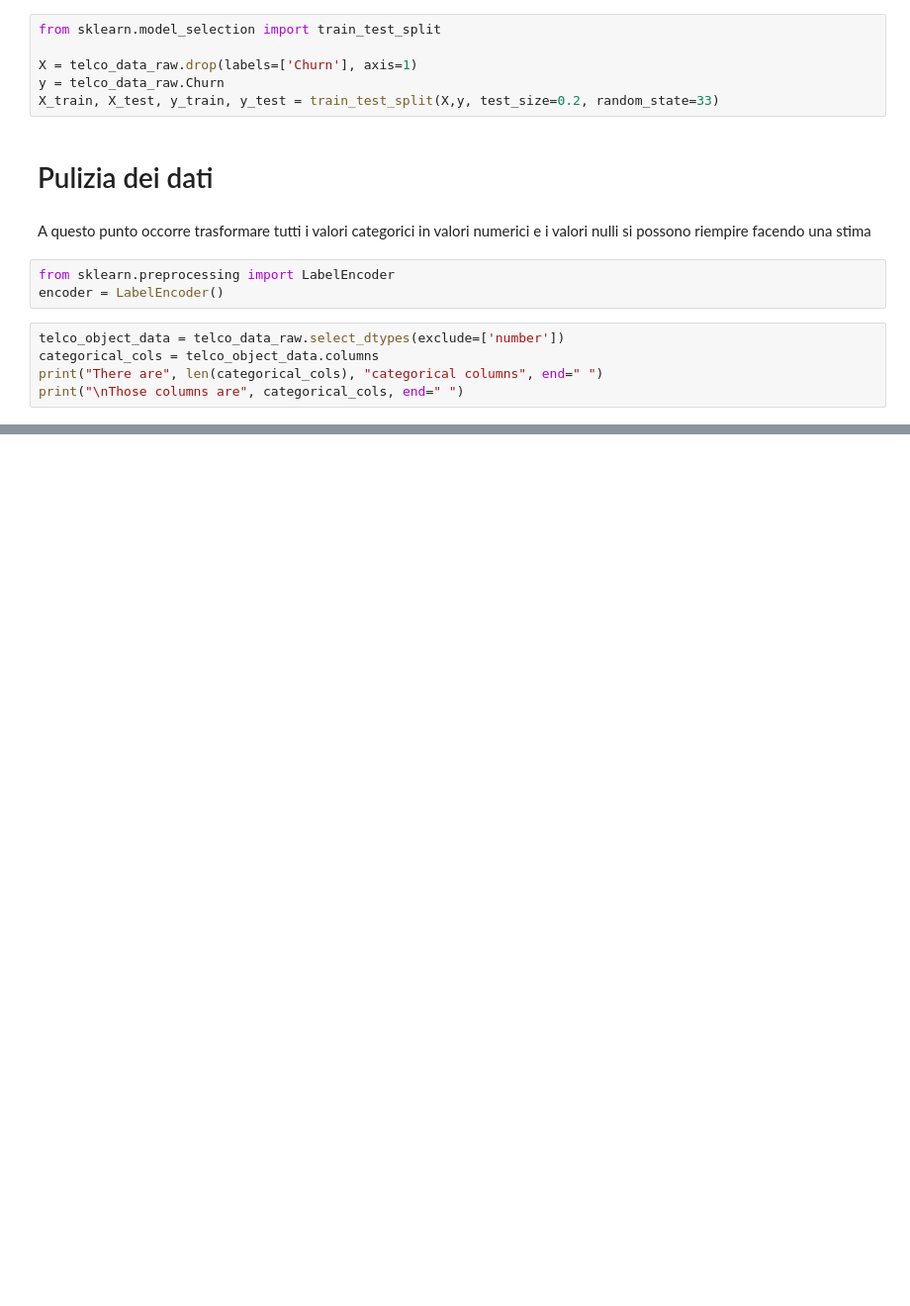
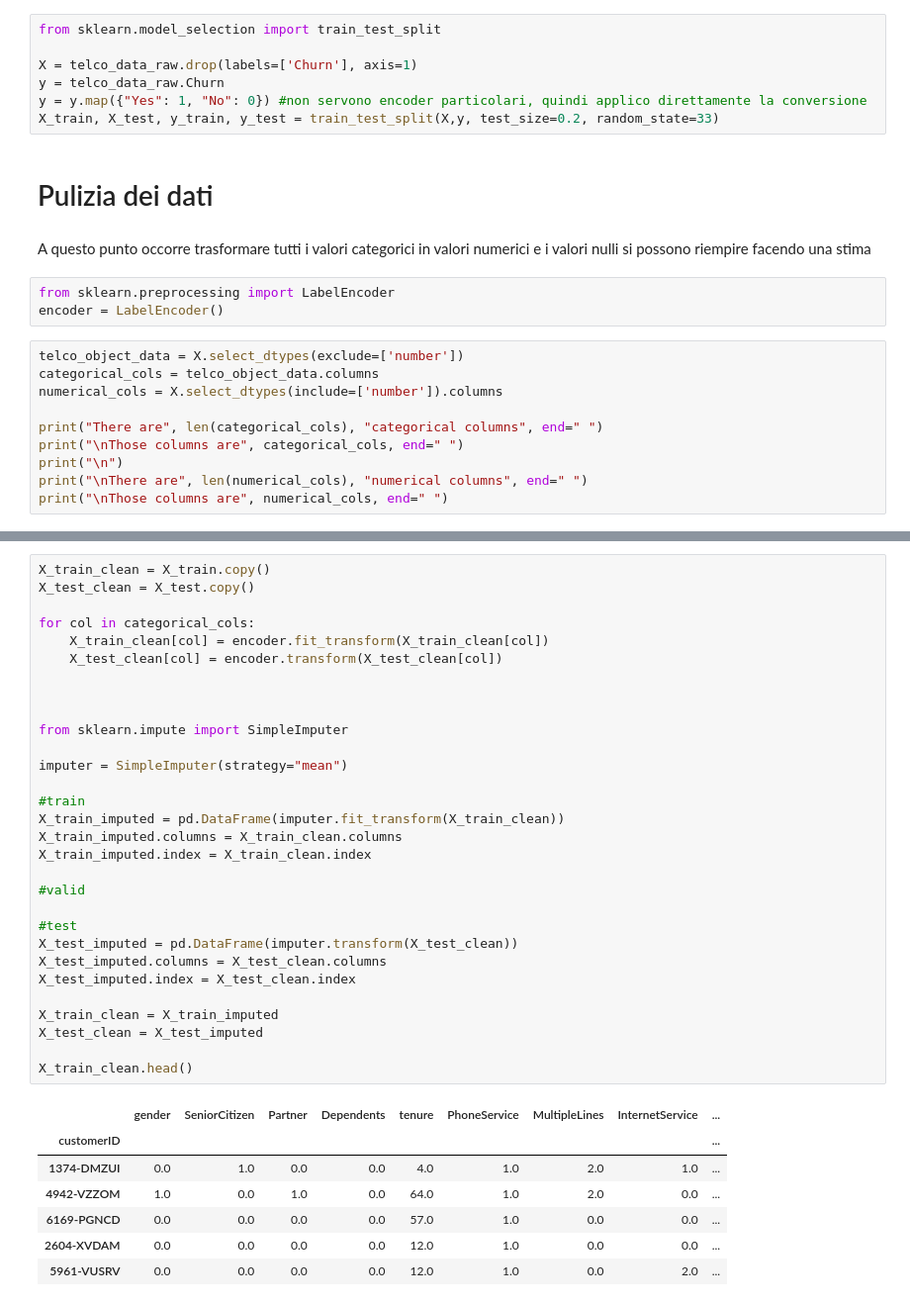
Before and after one commit to antonio-turco/telco-challenge, a Jupyter notebook: Telco Classification.ipynb, the cells around one changed output, grey strips where cells are left out. Shown at 99% size. Drawn from its saved outputs; the diff is of its cells as text; blank space fills up the shorter version.

Commit message:
:sparkles: :construction: adds a first draft of solution with a DecisionTreeClassifier. Still needs cross-validation

```diff
--- a/Telco Classification.ipynb
+++ b/Telco Classification.ipynb
@@ -122,6 +122,7 @@ from sklearn.model_selection import train_test_split
 
 X = telco_data_raw.drop(labels=['Churn'], axis=1)
 y = telco_data_raw.Churn
+y = y.map({"Yes": 1, "No": 0}) #non servono encoder particolari, quindi applico direttamente la conversione
 X_train, X_test, y_train, y_test = train_test_split(X,y, test_size=0.2, random_state=33)
 # %% [markdown]
 # Pulizia dei dati
@@ -131,8 +132,13 @@ A questo punto occorre trasformare tutti i valori categorici in valori numerici
 from sklearn.preprocessing import LabelEncoder
 encoder = LabelEncoder()
 # %%
-telco_object_data = telco_data_raw.select_dtypes(exclude=['number'])
+telco_object_data = X.select_dtypes(exclude=['number'])
 categorical_cols = telco_object_data.columns
+numerical_cols = X.select_dtypes(include=['number']).columns
+
 print("There are", len(categorical_cols), "categorical columns", end=" ")
 print("\nThose columns are", categorical_cols, end=" ")
+print("\n")
+print("\nThere are", len(numerical_cols), "numerical columns", end=" ")
+print("\nThose columns are", numerical_cols, end=" ")
 # %% [output]
@@ -144,0 +155,38 @@ Those columns are Index(['Churn', 'gender', 'Partner', 'Dependents', 'PhoneServi
+# %%
+X_train_clean = X_train.copy()
+X_test_clean = X_test.copy()
+
+for col in categorical_cols:
+    X_train_clean[col] = encoder.fit_transform(X_train_clean[col])
+    X_test_clean[col] = encoder.transform(X_test_clean[col])
+
+
+
+from sklearn.impute import SimpleImputer
+
+imputer = SimpleImputer(strategy="mean")
+
+#train
+X_train_imputed = pd.DataFrame(imputer.fit_transform(X_train_clean))
+X_train_imputed.columns = X_train_clean.columns
+X_train_imputed.index = X_train_clean.index
+
+#valid
+
+#test
+X_test_imputed = pd.DataFrame(imputer.transform(X_test_clean))
+X_test_imputed.columns = X_test_clean.columns
+X_test_imputed.index = X_test_clean.index
+
+X_train_clean = X_train_imputed
+X_test_clean = X_test_imputed
+
+X_train_clean.head()
+# %% [output]
+|  | gender | SeniorCitizen | Partner | Dependents | tenure | PhoneService | MultipleLines | InternetService | ... |
+| customerID |  |  |  |  |  |  |  |  | ... |
+| 1374-DMZUI | 0.0 | 1.0 | 0.0 | 0.0 | 4.0 | 1.0 | 2.0 | 1.0 | ... |
+| 4942-VZZOM | 1.0 | 0.0 | 1.0 | 0.0 | 64.0 | 1.0 | 2.0 | 0.0 | ... |
+| 6169-PGNCD | 0.0 | 0.0 | 0.0 | 0.0 | 57.0 | 1.0 | 0.0 | 0.0 | ... |
+| 2604-XVDAM | 0.0 | 0.0 | 0.0 | 0.0 | 12.0 | 1.0 | 0.0 | 0.0 | ... |
+| 5961-VUSRV | 0.0 | 0.0 | 0.0 | 0.0 | 12.0 | 1.0 | 0.0 | 2.0 | ... |
```
Also changed, not shown: parts of 3 cells of this notebook.
